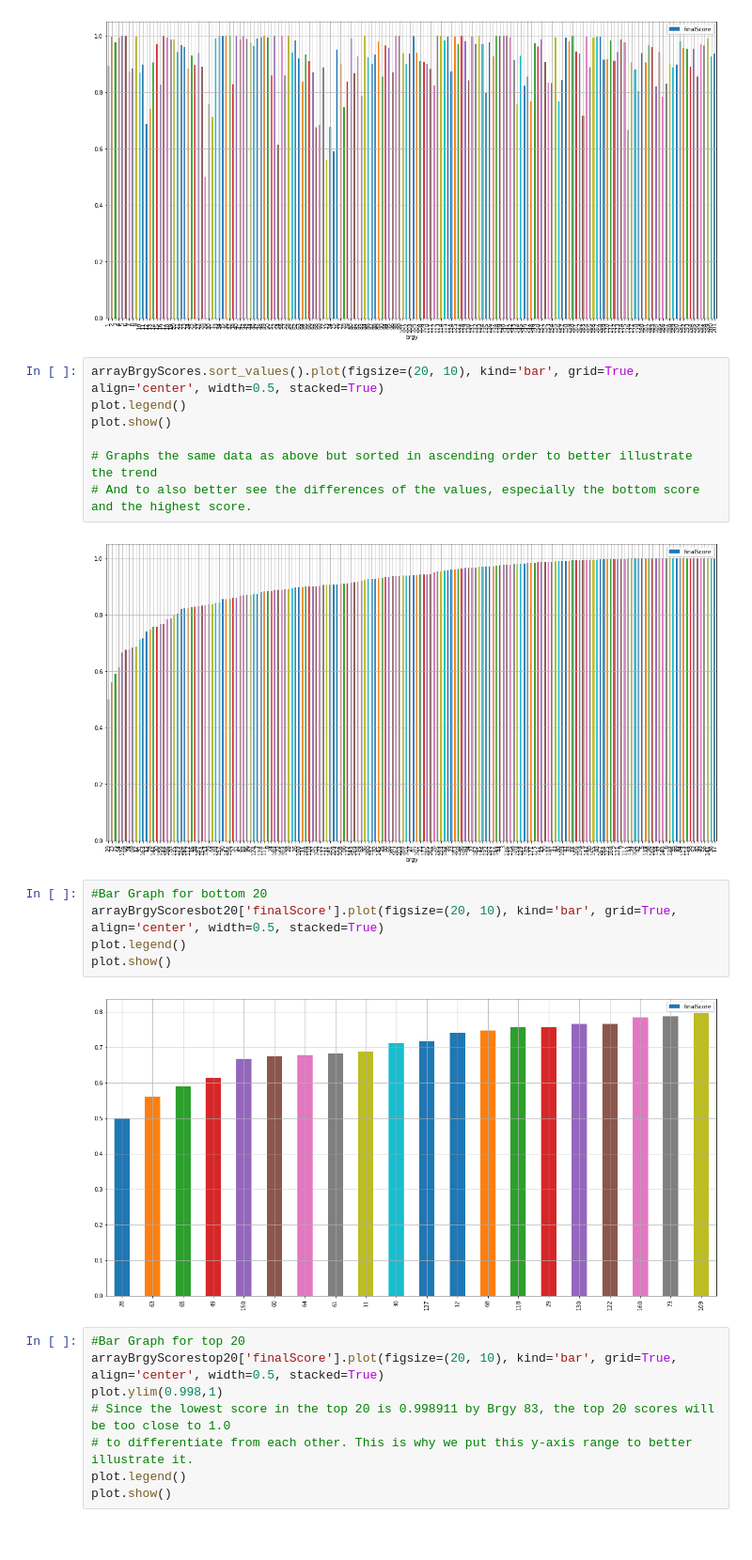
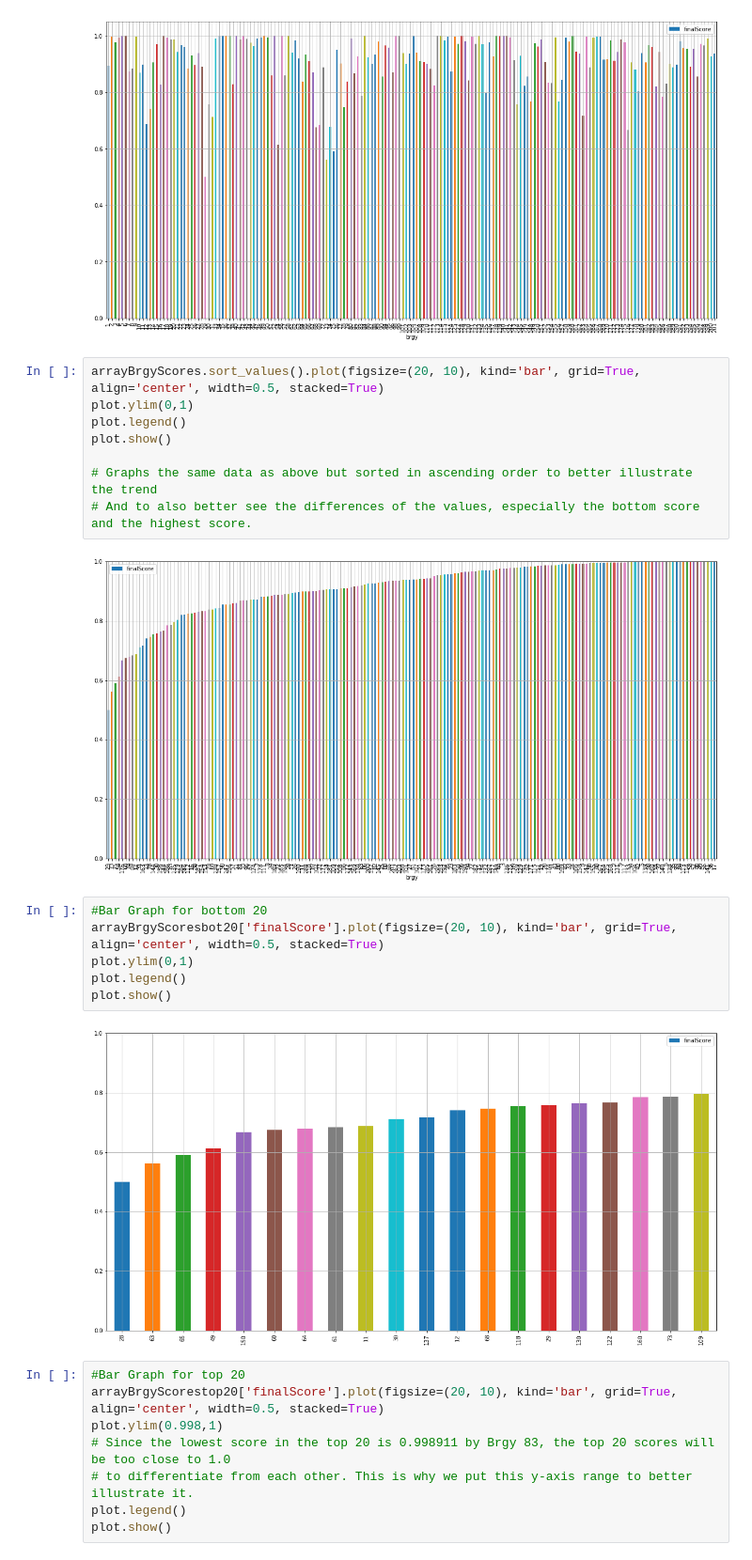
Before and after one commit to christianalderite/DATASCI-Final-Project, a Jupyter notebook: DATASCI Project Score 4.ipynb, the cells around one changed output. Shown: that part at 94% size. Cells and saved outputs as stored; diff of their text form.

```diff
--- a/DATASCI Project Score 4.ipynb
+++ b/DATASCI Project Score 4.ipynb
@@ -151,20 +151,22 @@ plot.show()
 [figure]
 # %%
 arrayBrgyScores.sort_values().plot(figsize=(20, 10), kind='bar', grid=True, align='center', width=0.5, stacked=True)
+plot.ylim(0,1)
 plot.legend()
 plot.show()
 
 # Graphs the same data as above but sorted in ascending order to better illustrate the trend
 # And to also better see the differences of the values, especially the bottom score and the highest score.
 # %% [output]
-[figure, old version]
+[figure, new version]
 # %%
 #Bar Graph for bottom 20
 arrayBrgyScoresbot20['finalScore'].plot(figsize=(20, 10), kind='bar', grid=True, align='center', width=0.5, stacked=True)
+plot.ylim(0,1)
 plot.legend()
 plot.show()
 # %% [output]
-[figure, old version]
+[figure, new version]
 # %%
 #Bar Graph for top 20
 arrayBrgyScorestop20['finalScore'].plot(figsize=(20, 10), kind='bar', grid=True, align='center', width=0.5, stacked=True)
```
Also changed, not shown: 2 other files.
